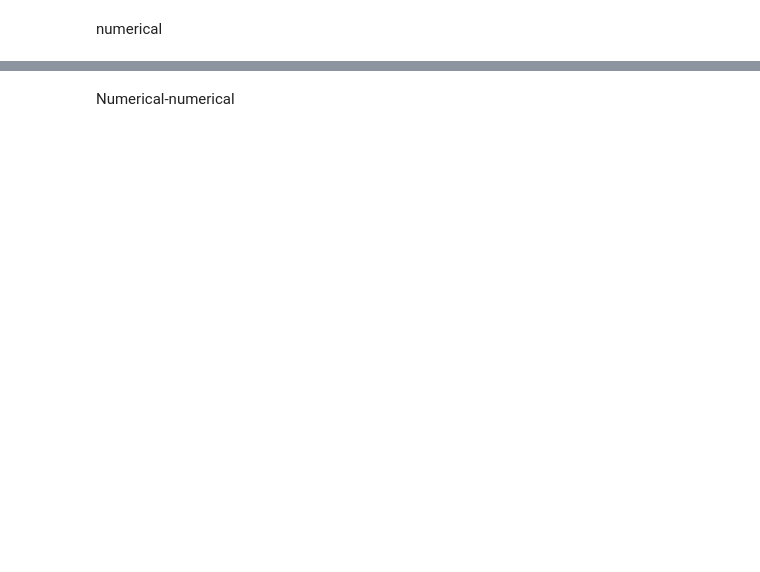
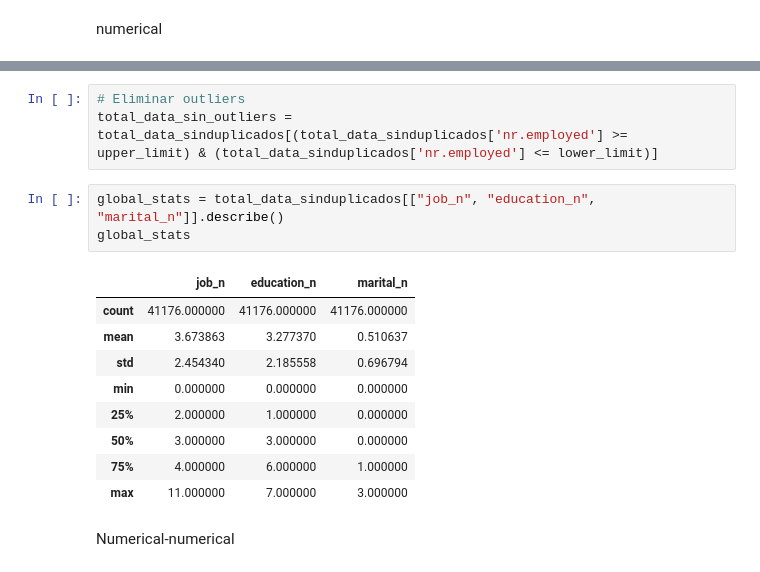
Before and after one commit to OlgaKurganova/regresion_logistica, a Jupyter notebook: src/explore.ipynb, the cells around one changed output, grey strips where cells are left out. Saved outputs shown, nothing was run; the diff lists cells and outputs as text; blank space fills up the shorter version.

```diff
--- a/src/explore.ipynb
+++ b/src/explore.ipynb
@@ -296,2 +414,18 @@ plt.show()
+# %%
+# Eliminar outliers
+total_data_sin_outliers = total_data_sinduplicados[(total_data_sinduplicados['nr.employed'] >= upper_limit) & (total_data_sinduplicados['nr.employed'] <= lower_limit)]
+# %%
+global_stats = total_data_sinduplicados[["job_n", "education_n", "marital_n"]].describe()
+global_stats
+# %% [output]
+|  | job_n | education_n | marital_n |
+| count | 41176.000000 | 41176.000000 | 41176.000000 |
+| mean | 3.673863 | 3.277370 | 0.510637 |
+| std | 2.454340 | 2.185558 | 0.696794 |
+| min | 0.000000 | 0.000000 | 0.000000 |
+| 25% | 2.000000 | 1.000000 | 0.000000 |
+| 50% | 3.000000 | 3.000000 | 0.000000 |
+| 75% | 4.000000 | 6.000000 | 1.000000 |
+| max | 11.000000 | 7.000000 | 3.000000 |
 # %% [markdown]
 Numerical-numerical
```
Also changed, not shown: parts of 13 cells of this notebook.
